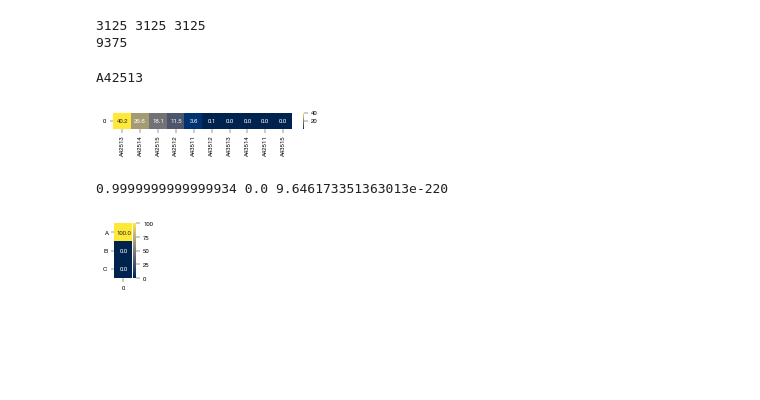
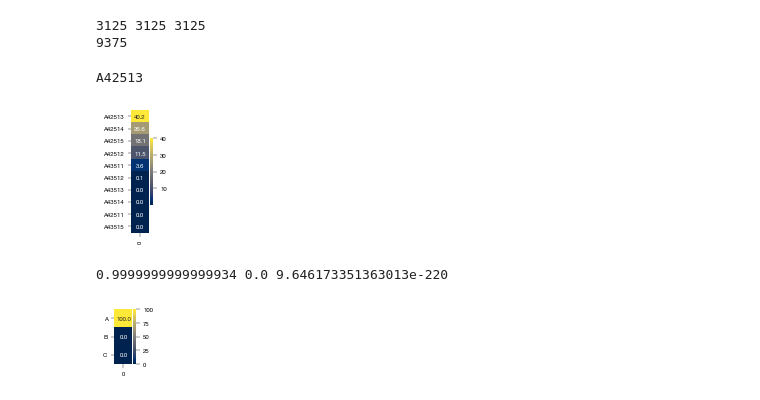
Before and after one commit to mauricelanghinrichs/memocell, a Jupyter notebook: paper/paper_figures.ipynb, the cells around one changed output. Cells and saved outputs as stored; diff of their text form; code cells hidden in the pictures; blank space fills up the shorter version.

Commit message:
paper update

```diff
--- a/paper/paper_figures.ipynb
+++ b/paper/paper_figures.ipynb
@@ -1194,0 +1617,8 @@ d/dt E(X_1(X_1-1)) = 4.0*E(X_0 X_1)*l - 4.0*E(X_1(X_1-1))*l
+# %%
+plt.rcParams.update({'figure.figsize': (0.7, 0.5)})
+settings = {
+    'X_t': {'label': 'E$(X_t)$', 'color': ctopx},
+    'Y_t': {'label': 'E$(Y_t)$', 'color': ctopy},
+    'Z_t': {'label': 'E$(Z_t)$', 'color': ctopz},
+}
+me.plots.sim_counts_plot(sim, settings=settings)
@@ -1194,0 +1669,9 @@ d/dt E(X_1(X_1-1)) = 4.0*E(X_0 X_1)*l - 4.0*E(X_1(X_1-1))*l
+# %%
+plt.rcParams.update({'figure.figsize': (0.7, 0.5)})
+settings = {
+    'X_t': {'label': 'E$(X_t)$', 'color': ctopx},
+    'Y_t': {'label': 'E$(Y_t)$', 'color': ctopy},
+    'Z_t': {'label': 'E$(Z_t)$', 'color': ctopz},
+}
+me.plots.sim_counts_plot(sim, settings=settings,
+                        save='paper_figures/memocell_sim2.pdf')
@@ -1212,3 +1737,5 @@ me.plots.net_main_plot(net, node_settings=node_settings, save='paper_figures/mod
 [figure]
 # %% [markdown]
 ###### Data panel
+# %%
+data = pickle.load(open('waiting_times_files/count_data_cd44_manual_counting_18_01_14_filtered_sigma022.pickle', 'rb'))
@@ -4794,12 +5339,12 @@ plt.savefig('paper_figures/topol_top_models_C.pdf', bbox_inches='tight')
 # %% [markdown]
 ###### summary
 # %%
-evidsA = pickle.load(open('estimation_data_pathway_topology_n1000_t11_2_toptrue3125_evids.pickle', 'rb'))
-evidsB1 = pickle.load(open('estimation_data_pathway_topology_n1000_t11_2_topB3125_part1_evids.pickle', 'rb'))
-evidsB2 = pickle.load(open('estimation_data_pathway_topology_n1000_t11_2_topB3125_part2_evids.pickle', 'rb'))
-evidsB3 = pickle.load(open('estimation_data_pathway_topology_n1000_t11_2_topB3125_part3_evids.pickle', 'rb'))
-evidsC1 = pickle.load(open('estimation_data_pathway_topology_n1000_t11_2_topC3125_part1_evids.pickle', 'rb'))
-evidsC2 = pickle.load(open('estimation_data_pathway_topology_n1000_t11_2_topC3125_part2_evids.pickle', 'rb'))
+evidsA = pickle.load(open('topology_files/estimation_data_pathway_topology_n1000_t11_2_toptrue3125_evids.pickle', 'rb'))
+evidsB1 = pickle.load(open('topology_files/estimation_data_pathway_topology_n1000_t11_2_topB3125_part1_evids.pickle', 'rb'))
+evidsB2 = pickle.load(open('topology_files/estimation_data_pathway_topology_n1000_t11_2_topB3125_part2_evids.pickle', 'rb'))
+evidsB3 = pickle.load(open('topology_files/estimation_data_pathway_topology_n1000_t11_2_topB3125_part3_evids.pickle', 'rb'))
+evidsC1 = pickle.load(open('topology_files/estimation_data_pathway_topology_n1000_t11_2_topC3125_part1_evids.pickle', 'rb'))
+evidsC2 = pickle.load(open('topology_files/estimation_data_pathway_topology_n1000_t11_2_topC3125_part2_evids.pickle', 'rb'))
 
 evidsB = evidsB1 + evidsB2 + evidsB3
 evidsC = evidsC1 + evidsC2
@@ -4820,14 +5365,14 @@ model_probs_sorted = np.array(model_probs)[sort_inds]
 # %% [output]
 A42513
 # %%
-plt.figure(figsize=(4.0,0.3))
-df = pd.DataFrame(np.array([model_probs_sorted[:10] * 100.0]), columns=namesall_sorted[:10]) # , index=rows
+plt.figure(figsize=(0.4,2.25))
+df = pd.DataFrame(np.array(model_probs_sorted[:10] * 100.0), index=namesall_sorted[:10]) # , index=rows
 sns.heatmap(df, cmap='cividis', annot=True, fmt='.1f') # 'plasma' # annot=True
 plt.yticks(rotation=0, va='center')
 plt.xticks(rotation=90)
 plt.savefig('paper_figures/topol_top_models_all.pdf', bbox_inches='tight')
 # %% [output]
-[figure, old version]
+[figure, new version]
 # %%
 probssumA = np.sum(model_probs[:3125])
 probssumB = np.sum(model_probs[3125:6250])
```
Also changed, not shown: parts of 36 cells of this notebook, 16 other files.
